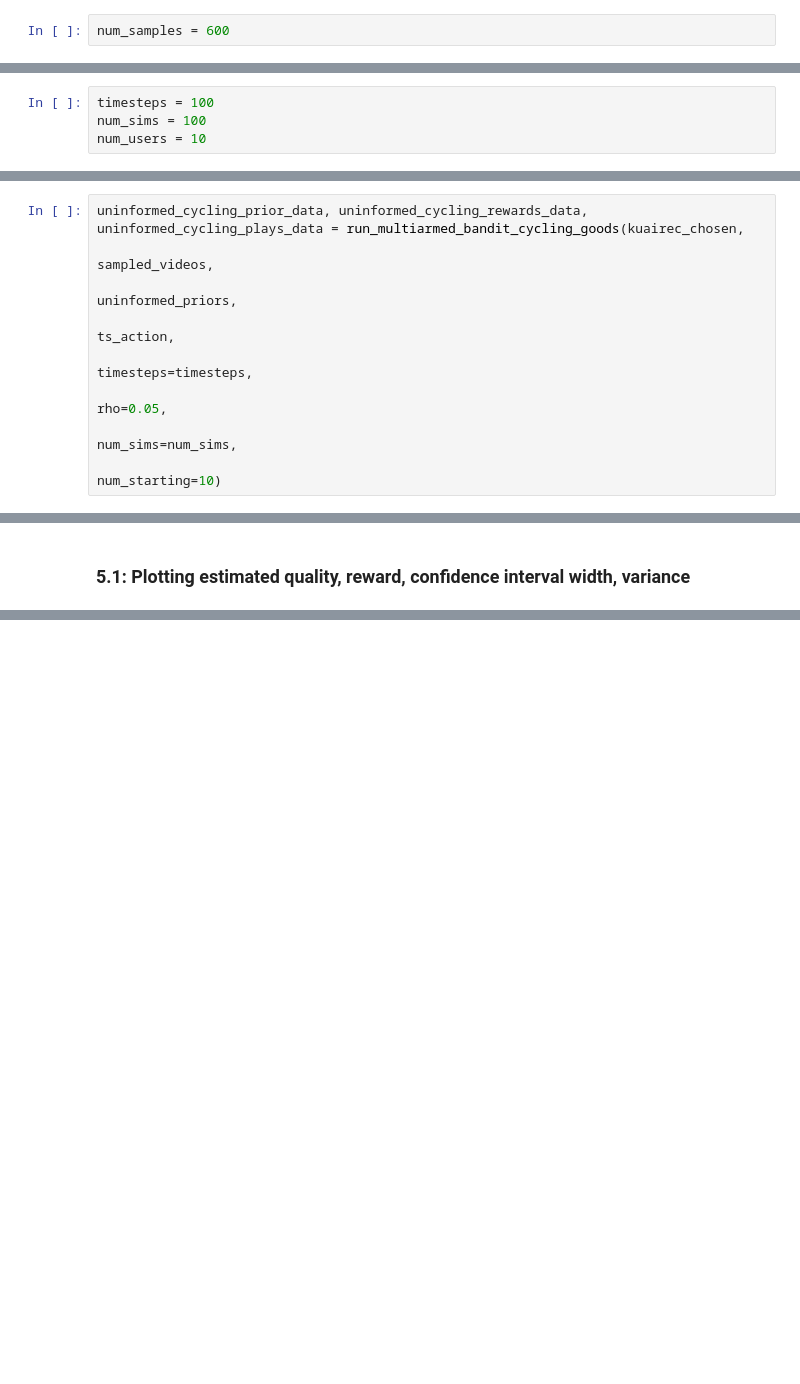
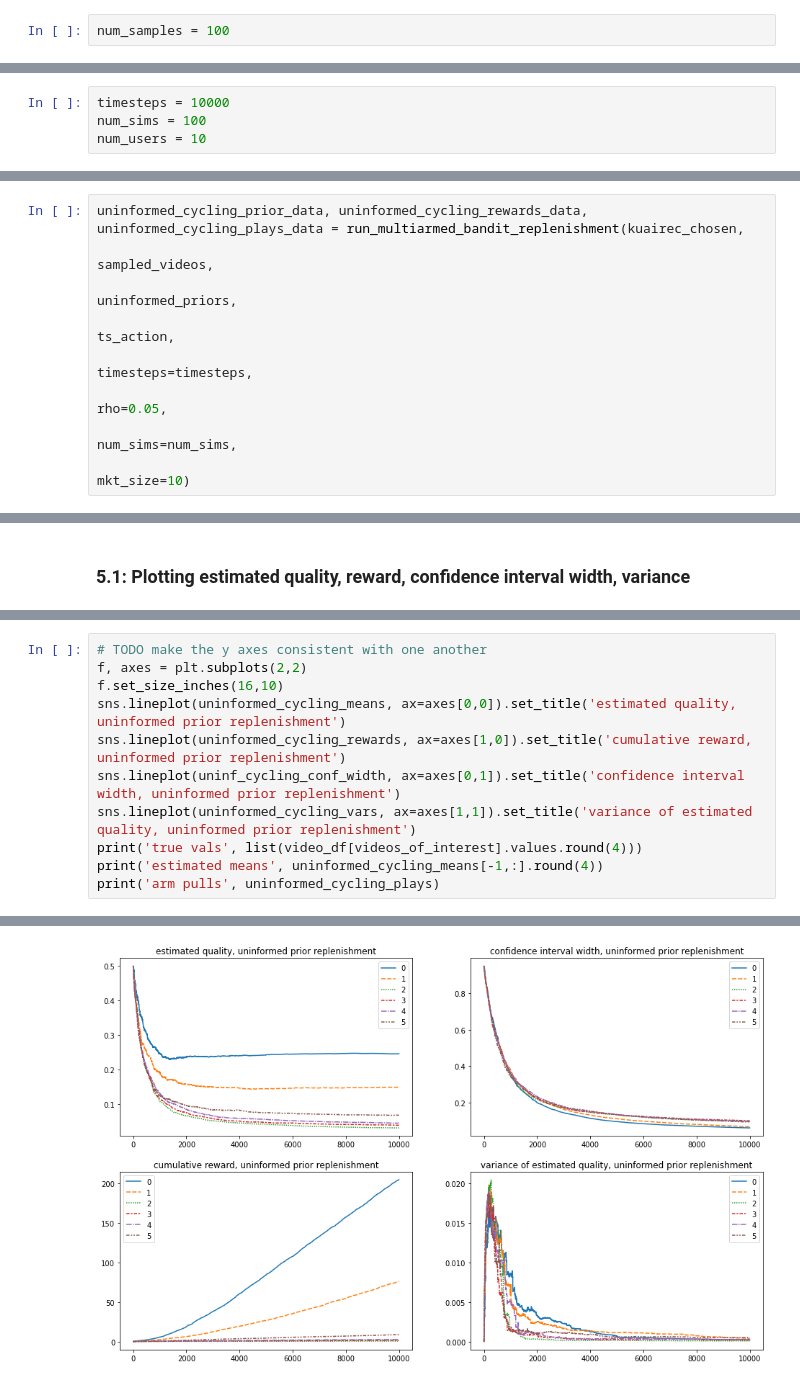
Before and after one commit to LEFTA98/ratings_with_eb, a Jupyter notebook: mab_experiments.ipynb, the cells around one changed output, grey strips where cells are left out. Saved outputs shown, nothing was run; the diff lists cells and outputs as text; blank space fills up the shorter version.

Commit message:
nov 8 experiments - begin replenishment model

```diff
--- a/mab_experiments.ipynb
+++ b/mab_experiments.ipynb
@@ -67,7 +71,7 @@ sns.histplot(test_videos.values).set_title('histogram of like ratios')
 Text(0.5, 1.0, 'histogram of like ratios')
 [figure]
 # %%
-num_samples = 600
+num_samples = 100
 # %%
 sampled_videos = (list(test_videos.sample(num_samples, random_state=1729).keys()))
 # %%
@@ -306,6 +264,6 @@ def run_multiarmed_bandit_cycling_goods(chosen_df,
 # %% [markdown]
 ## Step 4: Run the simulations and save data
 # %%
-timesteps = 100
+timesteps = 10000
 num_sims = 100
 num_users = 10
@@ -378,10 +270,10 @@ timestep 100/100
 # %%
-uninformed_cycling_prior_data, uninformed_cycling_rewards_data, uninformed_cycling_plays_data = run_multiarmed_bandit_cycling_goods(kuairec_chosen,
+uninformed_cycling_prior_data, uninformed_cycling_rewards_data, uninformed_cycling_plays_data = run_multiarmed_bandit_replenishment(kuairec_chosen,
                                                                                                                                     sampled_videos,
                                                                                                                                     uninformed_priors,
                                                                                                                                     ts_action,
                                                                                                                                     timesteps=timesteps,
                                                                                                                                     rho=0.05,
                                                                                                                                     num_sims=num_sims,
-                                                                                                                                    num_starting=10)
+                                                                                                                                    mkt_size=10)
 # %% [output]
@@ -554,0 +375,12 @@ arm pulls [0.32 0.18 0.17 0.13 0.14 0.18]
+# %%
+# TODO make the y axes consistent with one another
+f, axes = plt.subplots(2,2)
+f.set_size_inches(16,10)
+sns.lineplot(uninformed_cycling_means, ax=axes[0,0]).set_title('estimated quality, uninformed prior replenishment')
+sns.lineplot(uninformed_cycling_rewards, ax=axes[1,0]).set_title('cumulative reward, uninformed prior replenishment')
+sns.lineplot(uninf_cycling_conf_width, ax=axes[0,1]).set_title('confidence interval width, uninformed prior replenishment')
+sns.lineplot(uninformed_cycling_vars, ax=axes[1,1]).set_title('variance of estimated quality, uninformed prior replenishment')
+print('true vals', list(video_df[videos_of_interest].values.round(4)))
+print('estimated means', uninformed_cycling_means[-1,:].round(4))
+print('arm pulls', uninformed_cycling_plays)
+# %% [output]
@@ -554,0 +390 @@ arm pulls [0.32 0.18 0.17 0.13 0.14 0.18]
+[figure, added]
```
Also changed, not shown: parts of 50 cells of this notebook.
